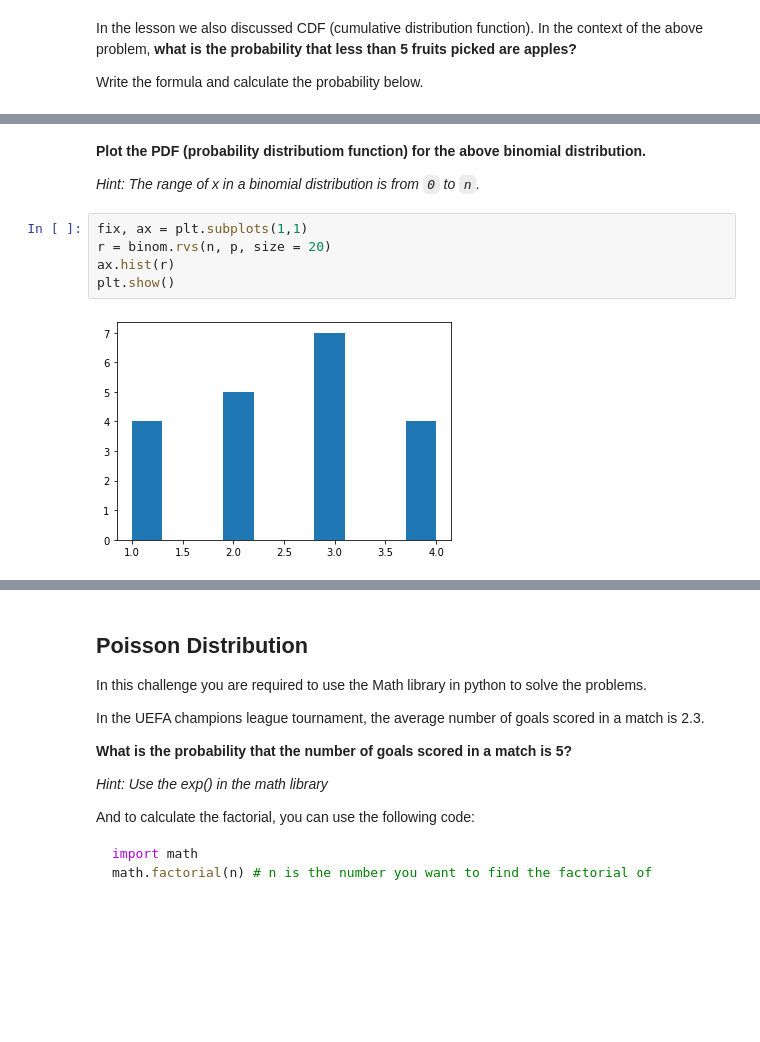
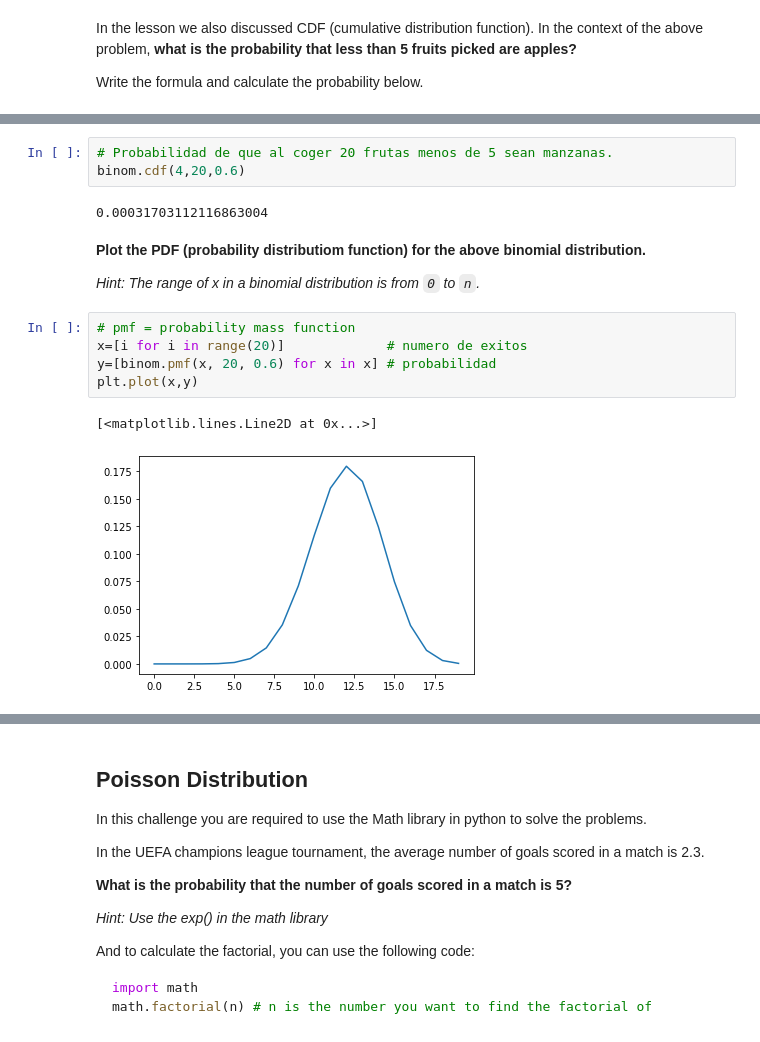
Before and after one commit to Ironhack-Data-Madrid-Enero-2022/lab-discrete-probability-distributions, a Jupyter notebook: your-code/main.ipynb, the cells around one changed output, grey strips where cells are left out. Drawn from its saved outputs; the diff is of its cells as text; blank space fills up the shorter version.

```diff
--- a/your-code/main.ipynb
+++ b/your-code/main.ipynb
@@ -102,11 +95,17 @@ plt.plot(x,y)
+# %%
+# Probabilidad de que al coger 20 frutas menos de 5 sean manzanas.
+binom.cdf(4,20,0.6)
+# %% [output]
+0.00031703112116863004
 # %% [markdown]
 **Plot the PDF (probability distributiom function) for the above binomial distribution.**
 
 *Hint: The range of x in a binomial distribution is from `0` to `n`.*
-# %%
-fix, ax = plt.subplots(1,1)
-r = binom.rvs(n, p, size = 20)
-ax.hist(r)
-plt.show()
-# %% [output]
-[figure, removed]
+# %%
+# pmf = probability mass function
+x=[i for i in range(20)]             # numero de exitos
+y=[binom.pmf(x, 20, 0.6) for x in x] # probabilidad
+plt.plot(x,y)
+# %% [output]
+[<matplotlib.lines.Line2D at 0x...>]
+[figure, added]
```
Also changed, not shown: parts of 17 cells of this notebook.
